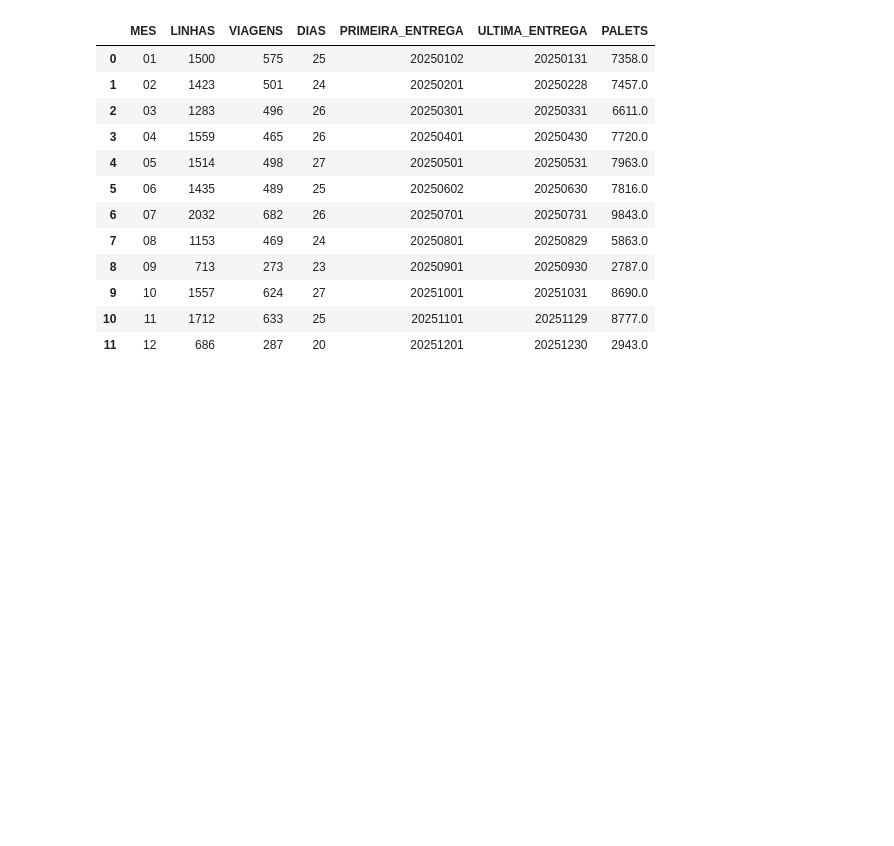
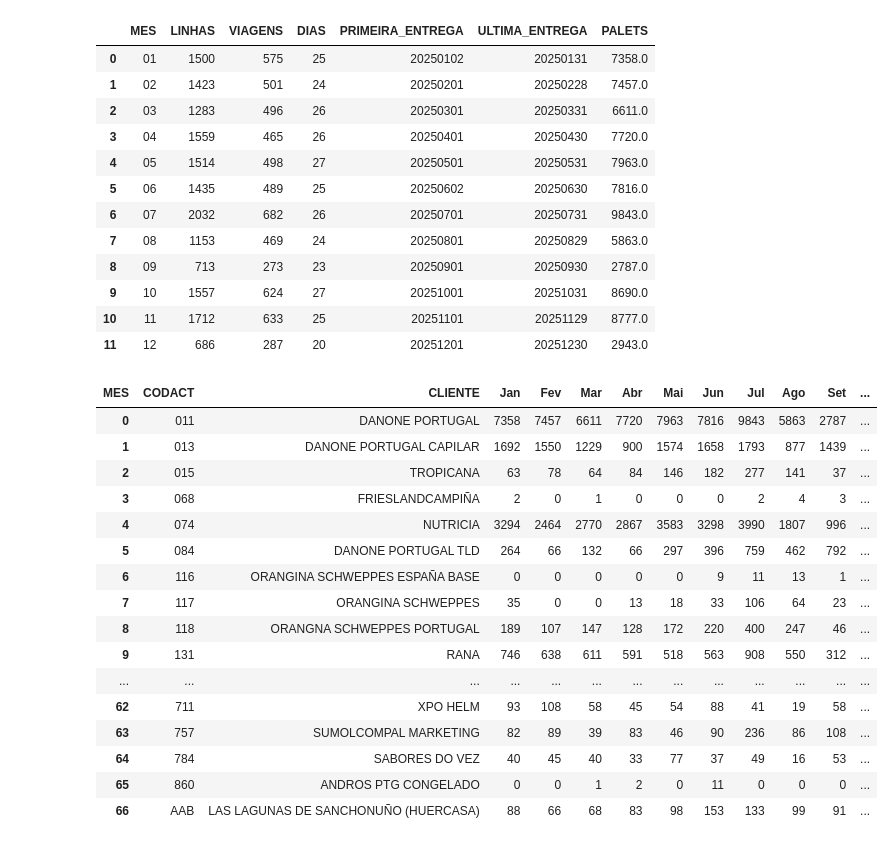
Before and after one commit to ruben-filipe-rocha/Salvesen, a Jupyter notebook: 03.Analise_operacional/volumes.ipynb, the cells around one changed output. Saved outputs shown, nothing was run; the diff lists cells and outputs as text; code cells hidden in the pictures; blank space fills up the shorter version.

```diff
--- a/03.Analise_operacional/volumes.ipynb
+++ b/03.Analise_operacional/volumes.ipynb
@@ -359,3 +359,95 @@ validacao_011
 | 9 | 10 | 1557 | 624 | 27 | 20251001 | 20251031 | 8690.0 |
 | 10 | 11 | 1712 | 633 | 25 | 20251101 | 20251129 | 8777.0 |
 | 11 | 12 | 686 | 287 | 20 | 20251201 | 20251230 | 2943.0 |
+# %%
+# ==========================
+# 1. Dados reais de 2025
+# ==========================
+dados_2025 = CON[2025].execute("""
+    SELECT
+        TRIM(CAST(CODACT AS VARCHAR)) AS CODACT,
+        MODE(ACTIVIDAD) AS CLIENTE,
+        CAST(SUBSTRING(FENTREGA, 5, 2) AS INTEGER) AS MES,
+        SUM(
+            TRY_CAST(
+                REPLACE(PALETS, ',', '.')
+                AS DOUBLE
+            )
+        ) AS PALETS
+    FROM inform_27_2025
+    WHERE Gestion = 'LIS'
+      AND FENTREGA BETWEEN '20250101' AND '20251231'
+    GROUP BY
+        CODACT,
+        MES
+""").df()
+
+
+# ==========================
+# 2. Tabela mensal 2025
+# ==========================
+MESES = {
+    1: "Jan",
+    2: "Fev",
+    3: "Mar",
+    4: "Abr",
+    5: "Mai",
+    6: "Jun",
+    7: "Jul",
+    8: "Ago",
+    9: "Set",
+    10: "Out",
+    11: "Nov",
+    12: "Dez",
+}
+
+tabela_2025 = (
+    dados_2025
+    .pivot_table(
+        index=["CODACT", "CLIENTE"],
+        columns="MES",
+        values="PALETS",
+        aggfunc="sum",
+        fill_value=0
+    )
+    .reindex(
+        columns=range(1, 13),
+        fill_value=0
+    )
+    .rename(columns=MESES)
+    .reset_index()
+)
+
+tabela_2025[list(MESES.values())] = (
+    tabela_2025[list(MESES.values())]
+    .round()
+    .astype(int)
+)
+
+# ==========================
+# 3. Mostrar completo
+# ==========================
+with pd.option_context(
+    "display.max_rows", None,
+    "display.max_columns", None,
+    "display.width", None,
+):
+    display(tabela_2025)
+# %% [output]
+| MES | CODACT | CLIENTE | Jan | Fev | Mar | Abr | Mai | Jun | Jul | Ago | Set | ... |
+| 0 | 011 | DANONE PORTUGAL | 7358 | 7457 | 6611 | 7720 | 7963 | 7816 | 9843 | 5863 | 2787 | ... |
+| 1 | 013 | DANONE PORTUGAL CAPILAR | 1692 | 1550 | 1229 | 900 | 1574 | 1658 | 1793 | 877 | 1439 | ... |
+| 2 | 015 | TROPICANA | 63 | 78 | 64 | 84 | 146 | 182 | 277 | 141 | 37 | ... |
+| 3 | 068 | FRIESLANDCAMPIÑA | 2 | 0 | 1 | 0 | 0 | 0 | 2 | 4 | 3 | ... |
+| 4 | 074 | NUTRICIA | 3294 | 2464 | 2770 | 2867 | 3583 | 3298 | 3990 | 1807 | 996 | ... |
+| 5 | 084 | DANONE PORTUGAL TLD | 264 | 66 | 132 | 66 | 297 | 396 | 759 | 462 | 792 | ... |
+| 6 | 116 | ORANGINA SCHWEPPES ESPAÑA BASE | 0 | 0 | 0 | 0 | 0 | 9 | 11 | 13 | 1 | ... |
+| 7 | 117 | ORANGINA SCHWEPPES | 35 | 0 | 0 | 13 | 18 | 33 | 106 | 64 | 23 | ... |
+| 8 | 118 | ORANGNA SCHWEPPES PORTUGAL | 189 | 107 | 147 | 128 | 172 | 220 | 400 | 247 | 46 | ... |
+| 9 | 131 | RANA | 746 | 638 | 611 | 591 | 518 | 563 | 908 | 550 | 312 | ... |
+| ... | ... | ... | ... | ... | ... | ... | ... | ... | ... | ... | ... | ... |
+| 62 | 711 | XPO HELM | 93 | 108 | 58 | 45 | 54 | 88 | 41 | 19 | 58 | ... |
+| 63 | 757 | SUMOLCOMPAL MARKETING | 82 | 89 | 39 | 83 | 46 | 90 | 236 | 86 | 108 | ... |
+| 64 | 784 | SABORES DO VEZ | 40 | 45 | 40 | 33 | 77 | 37 | 49 | 16 | 53 | ... |
+| 65 | 860 | ANDROS PTG CONGELADO | 0 | 0 | 1 | 2 | 0 | 11 | 0 | 0 | 0 | ... |
+| 66 | AAB | LAS LAGUNAS DE SANCHONUÑO (HUERCASA) | 88 | 66 | 68 | 83 | 98 | 153 | 133 | 99 | 91 | ... |
```
Also changed, not shown: parts of 4 cells of this notebook.
